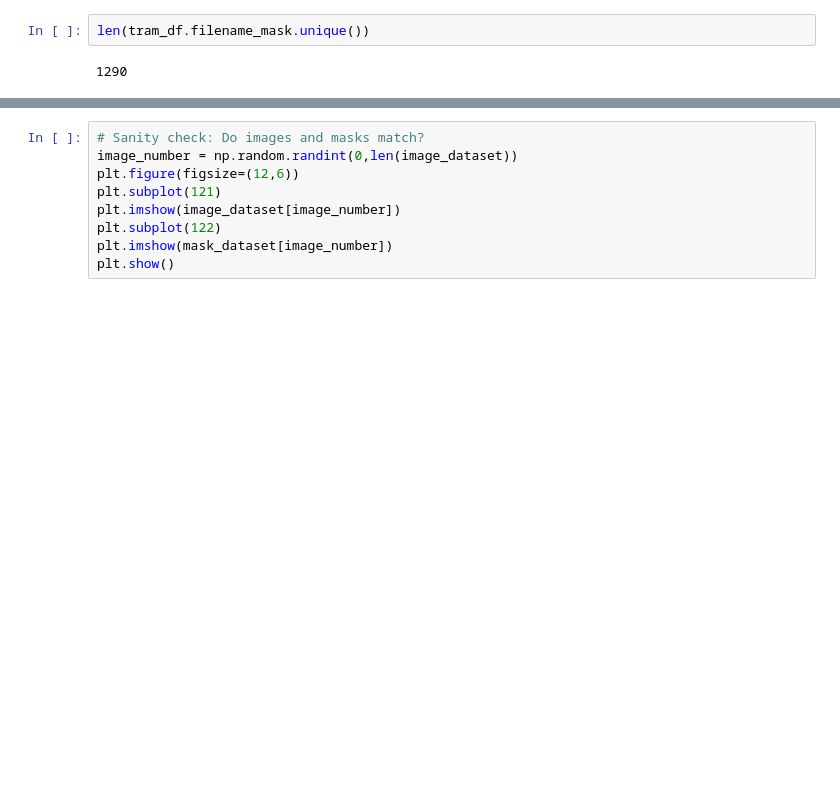
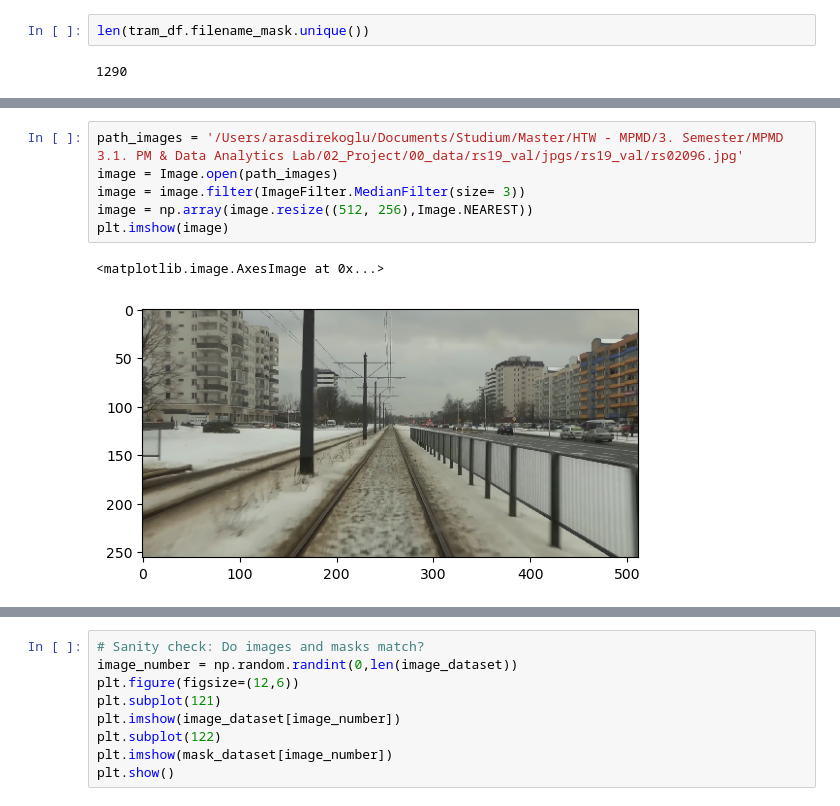
Before and after one commit to khoadaniel/vegetation-detection-railways, a Jupyter notebook: aras/model_tram_all_512x256_tracks.ipynb, the cells around one changed output, grey strips where cells are left out. Drawn from its saved outputs; the diff is of its cells as text; blank space fills up the shorter version.

```diff
--- a/aras/model_tram_all_512x256_tracks.ipynb
+++ b/aras/model_tram_all_512x256_tracks.ipynb
@@ -37,3 +61,12 @@ len(tram_df.filename_mask.unique())
+# %%
+path_images = '/Users/arasdirekoglu/Documents/Studium/Master/HTW - MPMD/3. Semester/MPMD 3.1. PM & Data Analytics Lab/02_Project/00_data/rs19_val/jpgs/rs19_val/rs02096.jpg'
+image = Image.open(path_images)
+image = image.filter(ImageFilter.MedianFilter(size= 3))
+image = np.array(image.resize((512, 256),Image.NEAREST))
+plt.imshow(image)
+# %% [output]
+<matplotlib.image.AxesImage at 0x...>
+[figure, added]
 # %%
 # Setting up the directory for the files
 path_masks = '/Users/arasdirekoglu/Documents/Studium/Master/HTW - MPMD/3. Semester/MPMD 3.1. PM & Data Analytics Lab/02_Project/00_data/rs19_val/uint8/rs19_val/'
```
Also changed, not shown: parts of 5 cells of this notebook.
